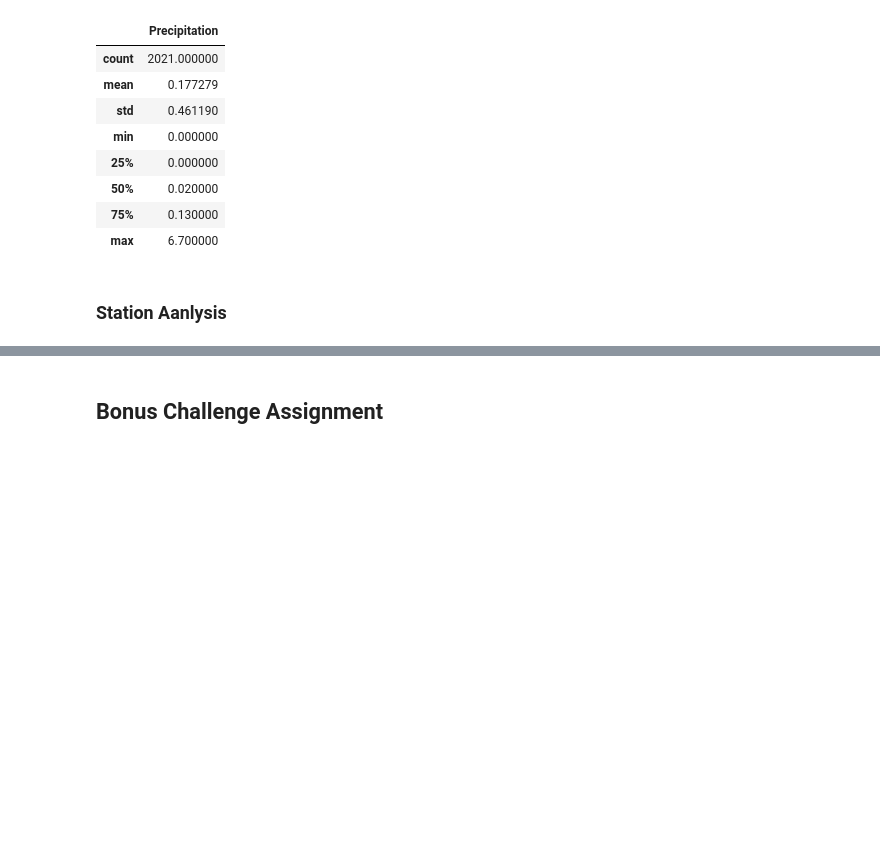
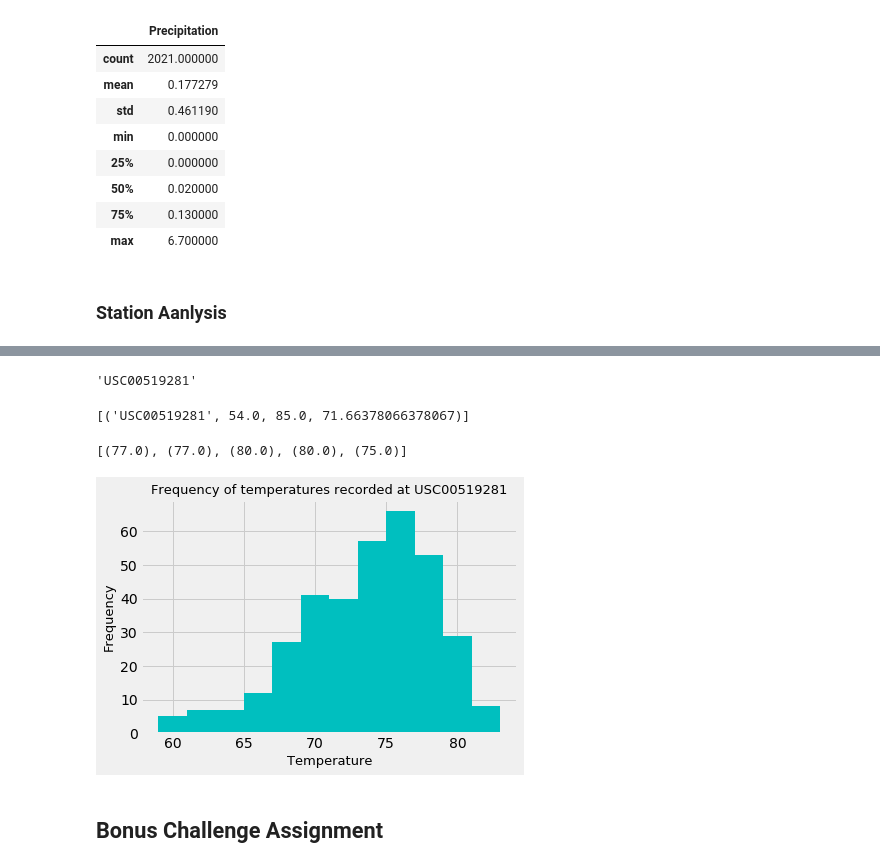
Before and after one commit to keiyaus/sqlalchemy-challenge, a Jupyter notebook: climate_analysis.ipynb, the cells around one changed output, grey strips where cells are left out. Cells and saved outputs as stored; diff of their text form; code cells hidden in the pictures; blank space fills up the shorter version.

Commit message:
Added temperature analysis

```diff
--- a/climate_analysis.ipynb
+++ b/climate_analysis.ipynb
@@ -144,9 +188,48 @@ prcp_df.describe()
+# %%
+# Store the most active station as a variable
+most_active_stn = session.query(Measurement.station).\
+                    group_by(Measurement.station).\
+                    order_by(func.count(Measurement.date).desc()).first()
+most_active_stn = most_active_stn[0]
+most_active_stn
+# %% [output]
+'USC00519281'
 # %%
 # Using the station id from the previous query, calculate the lowest temperature recorded,
 # highest temperature recorded, and average temperature of the most active station?
+
+session.query(Measurement.station,
+              func.min(Measurement.tobs),
+              func.max(Measurement.tobs),
+              func.avg(Measurement.tobs)).\
+                filter(Measurement.station == most_active_stn).all()
+# %% [output]
+[('USC00519281', 54.0, 85.0, 71.66378066378067)]
 # %%
 # Choose the station with the highest number of temperature observations.
-# Query the last 12 months of temperature observation data for this station and plot the results as a histogram
+# Query the last 12 months of temperature observation data for this station
+temp_data = session.query(Measurement.tobs).\
+            filter(Measurement.station == most_active_stn).\
+            filter(Measurement.date >= year_ago).all()
+temp_data[0:5]
+# %% [output]
+[(77.0), (77.0), (80.0), (80.0), (75.0)]
+# %%
+# Store temperature data into dataframe
+temp_df = pd.DataFrame(temp_data)
+
+# Plot the results as ahistogram
+x = temp_df['tobs']
+bins = 12
+
+n, bins, patches = plt.hist(x, bins, facecolor='c')
+plt.title("Frequency of temperatures recorded at USC00519281", fontsize=13)
+plt.xlabel("Temperature", fontsize=13)
+plt.ylabel("Frequency", fontsize=13)
+plt.savefig("Images/temperature_hist.png")
+plt.show()
+# %% [output]
+[figure, added]
 # %% [markdown]
 ## Bonus Challenge Assignment
 # %%
```
Also changed, not shown: parts of 5 cells of this notebook.
